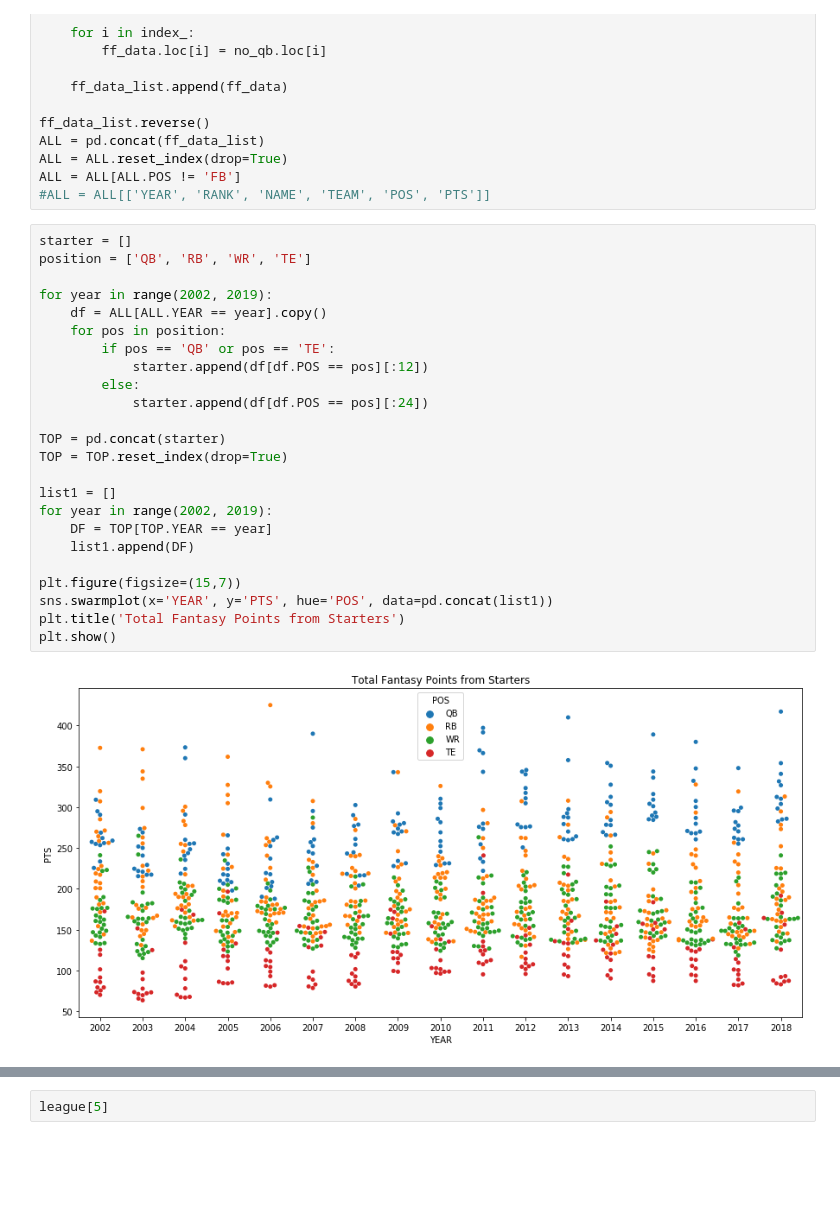
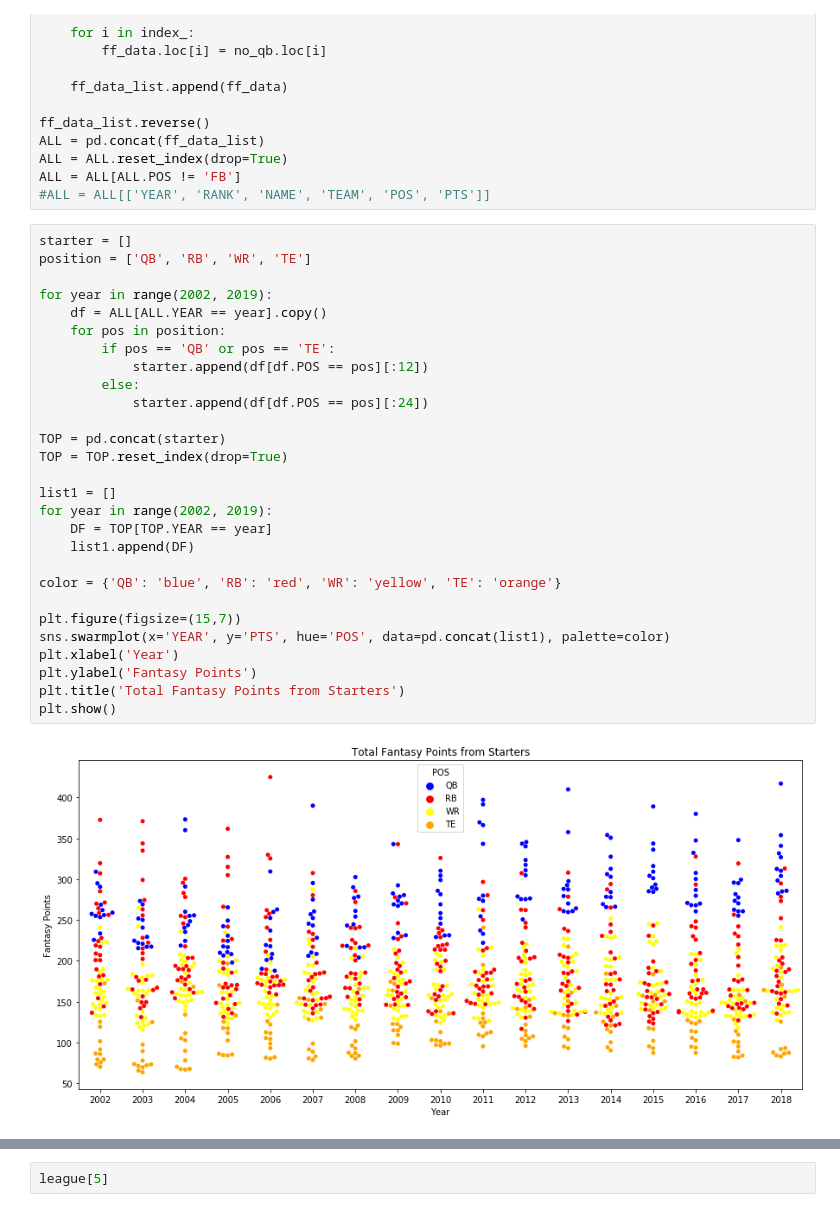
Before and after one commit to jlwalsh13/Capstone_1, a Jupyter notebook: ff_draft_sim.ipynb, the cells around one changed output, grey strips where cells are left out. Drawn from its saved outputs; the diff is of its cells as text; blank space fills up the shorter version.

```diff
--- a/ff_draft_sim.ipynb
+++ b/ff_draft_sim.ipynb
@@ -42,29 +42,33 @@ ALL = ALL[ALL.POS != 'FB']
 # %%
 starter = []
 position = ['QB', 'RB', 'WR', 'TE']
 
 for year in range(2002, 2019):
     df = ALL[ALL.YEAR == year].copy()
     for pos in position:
         if pos == 'QB' or pos == 'TE':
             starter.append(df[df.POS == pos][:12])
         else:
             starter.append(df[df.POS == pos][:24])
 
 TOP = pd.concat(starter)
 TOP = TOP.reset_index(drop=True)
 
 list1 = []
 for year in range(2002, 2019):
     DF = TOP[TOP.YEAR == year]
     list1.append(DF)
 
+color = {'QB': 'blue', 'RB': 'red', 'WR': 'yellow', 'TE': 'orange'}
+
 plt.figure(figsize=(15,7))
-sns.swarmplot(x='YEAR', y='PTS', hue='POS', data=pd.concat(list1))
+sns.swarmplot(x='YEAR', y='PTS', hue='POS', data=pd.concat(list1), palette=color)
+plt.xlabel('Year')
+plt.ylabel('Fantasy Points')
 plt.title('Total Fantasy Points from Starters')
 plt.show()
 # %% [output]
-[figure, old version]
+[figure, new version]
 # %%
 # Draft simulation based purely on final scoring.
 
```
Also changed, not shown: parts of 10 cells of this notebook, 2 other files.
